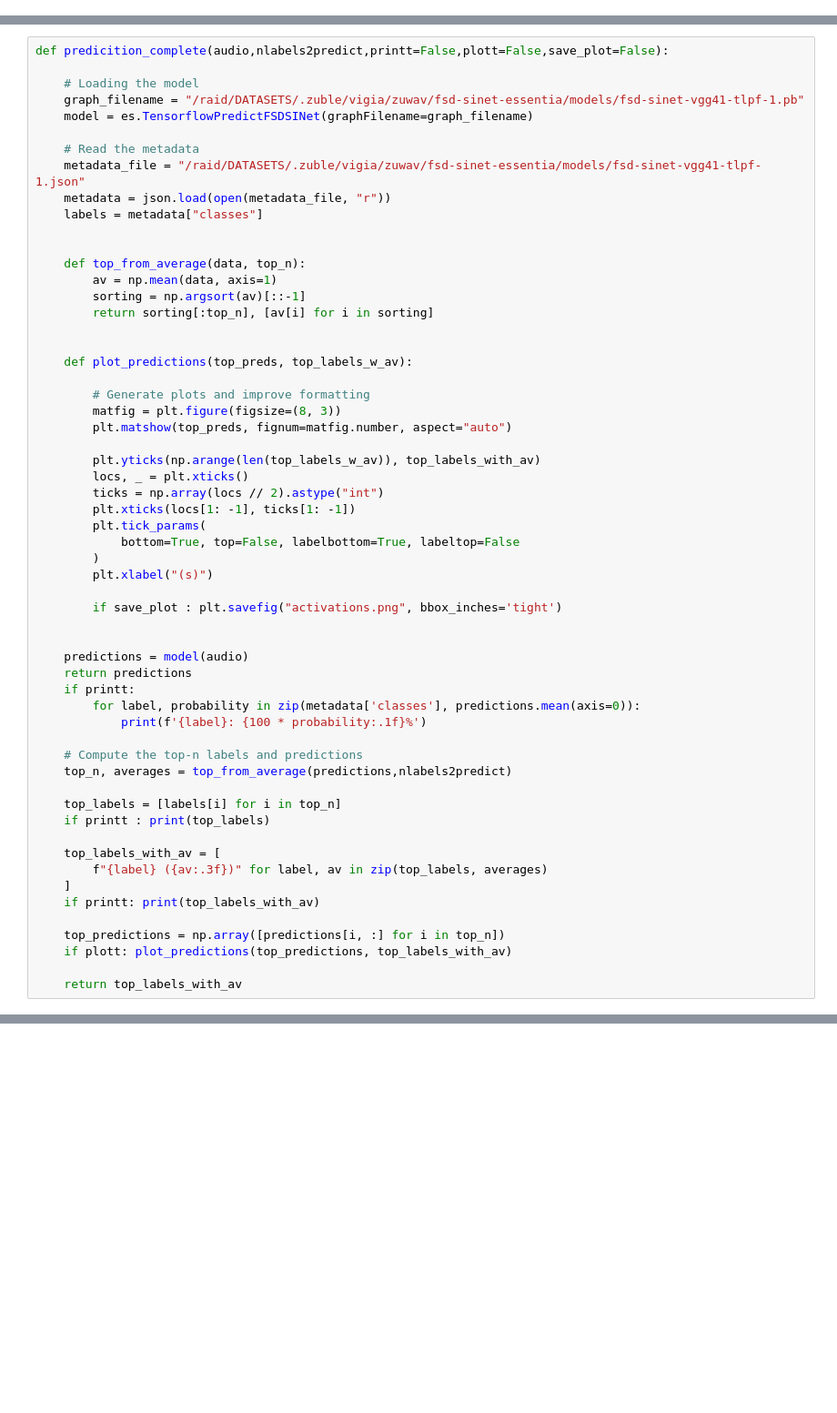
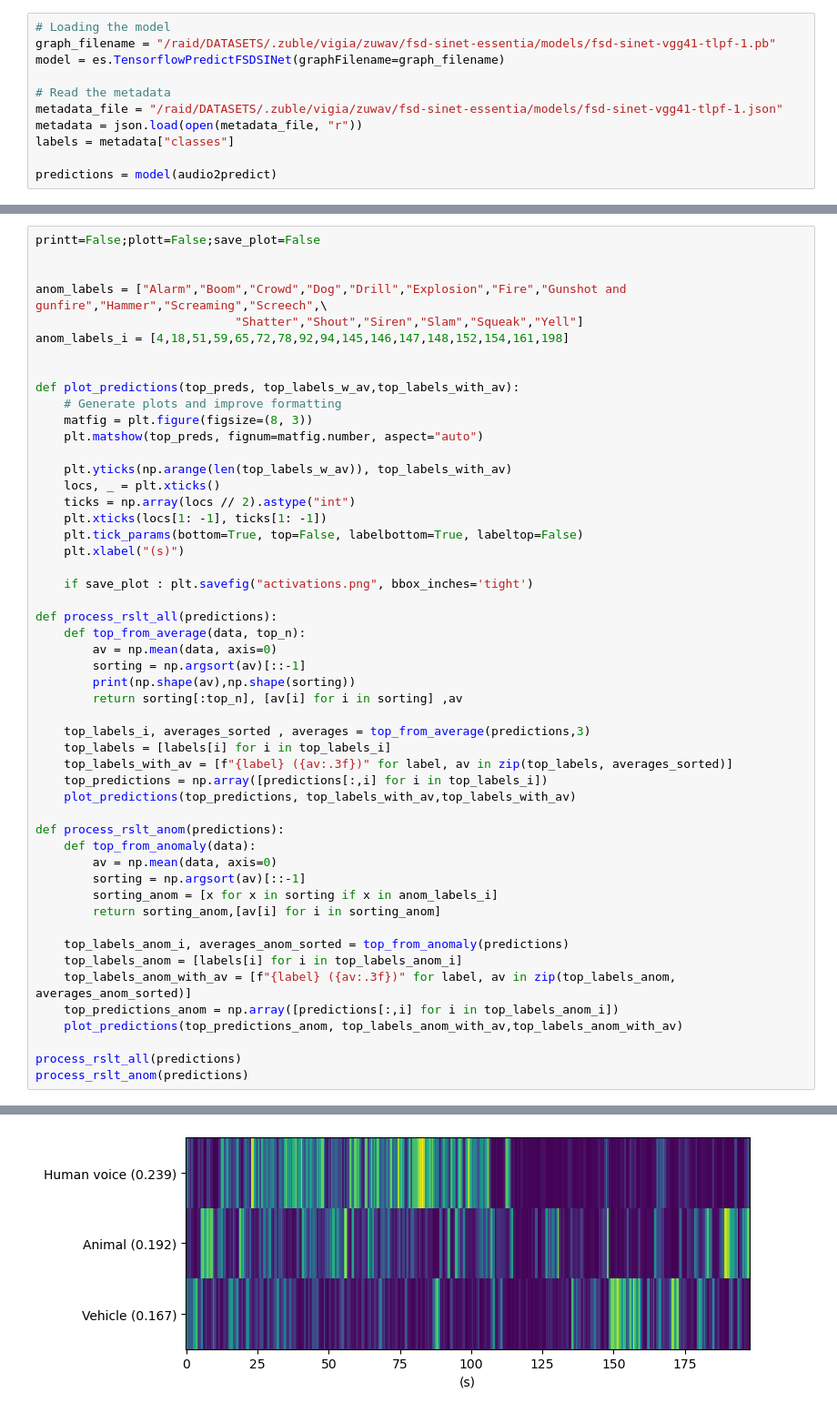
Before and after one commit to zuble/vigia, a Jupyter notebook: zuwav/FSD-SINet copy.ipynb, the cells around one changed output, grey strips where cells are left out. Shown at 91% size. Cells and saved outputs as stored; diff of their text form; blank space fills up the shorter version.

```diff
--- a/zuwav/FSD-SINet copy.ipynb
+++ b/zuwav/FSD-SINet copy.ipynb
@@ -25,0 +46,11 @@ To enable them in other operations, rebuild TensorFlow with the appropriate comp
+# %%
+# Loading the model
+graph_filename = "/raid/DATASETS/.zuble/vigia/zuwav/fsd-sinet-essentia/models/fsd-sinet-vgg41-tlpf-1.pb"
+model = es.TensorflowPredictFSDSINet(graphFilename=graph_filename)
+
+# Read the metadata
+metadata_file = "/raid/DATASETS/.zuble/vigia/zuwav/fsd-sinet-essentia/models/fsd-sinet-vgg41-tlpf-1.json"
+metadata = json.load(open(metadata_file, "r"))
+labels = metadata["classes"]
+
+predictions = model(audio2predict)
@@ -26,58 +60,52 @@ To enable them in other operations, rebuild TensorFlow with the appropriate comp
 # %%
-def predicition_complete(audio,nlabels2predict,printt=False,plott=False,save_plot=False):
-
-    # Loading the model
-    graph_filename = "/raid/DATASETS/.zuble/vigia/zuwav/fsd-sinet-essentia/models/fsd-sinet-vgg41-tlpf-1.pb"
-    model = es.TensorflowPredictFSDSINet(graphFilename=graph_filename)
-
-    # Read the metadata
-    metadata_file = "/raid/DATASETS/.zuble/vigia/zuwav/fsd-sinet-essentia/models/fsd-sinet-vgg41-tlpf-1.json"
-    metadata = json.load(open(metadata_file, "r"))
-    labels = metadata["classes"]
+printt=False;plott=False;save_plot=False
 
 
-    def top_from_average(data, top_n):
-        av = np.mean(data, axis=1)
-        sorting = np.argsort(av)[::-1]
-        return sorting[:top_n], [av[i] for i in sorting]
+anom_labels = ["Alarm","Boom","Crowd","Dog","Drill","Explosion","Fire","Gunshot and gunfire","Hammer","Screaming","Screech",\
+                            "Shatter","Shout","Siren","Slam","Squeak","Yell"]
+anom_labels_i = [4,18,51,59,65,72,78,92,94,145,146,147,148,152,154,161,198]
 
 
-    def plot_predictions(top_preds, top_labels_w_av):
+def plot_predictions(top_preds, top_labels_w_av,top_labels_with_av):
+    # Generate plots and improve formatting
+    matfig = plt.figure(figsize=(8, 3))
+    plt.matshow(top_preds, fignum=matfig.number, aspect="auto")
 
-        # Generate plots and improve formatting
-        matfig = plt.figure(figsize=(8, 3))
-        plt.matshow(top_preds, fignum=matfig.number, aspect="auto")
+    plt.yticks(np.arange(len(top_labels_w_av)), top_labels_with_av)
+    locs, _ = plt.xticks()
+    ticks = np.array(locs // 2).astype("int")
+    plt.xticks(locs[1: -1], ticks[1: -1])
+    plt.tick_params(bottom=True, top=False, labelbottom=True, labeltop=False)
+    plt.xlabel("(s)")
 
-        plt.yticks(np.arange(len(top_labels_w_av)), top_labels_with_av)
-        locs, _ = plt.xticks()
-        ticks = np.array(locs // 2).astype("int")
-        plt.xticks(locs[1: -1], ticks[1: -1])
-        plt.tick_params(
-            bottom=True, top=False, labelbottom=True, labeltop=False
-        )
-        plt.xlabel("(s)")
+    if save_plot : plt.savefig("activations.png", bbox_inches='tight')
 
-        if save_plot : plt.savefig("activations.png", bbox_inches='tight')
+def process_rslt_all(predictions):
+    def top_from_average(data, top_n):
+        av = np.mean(data, axis=0)
+        sorting = np.argsort(av)[::-1]
+        print(np.shape(av),np.shape(sorting))
+        return sorting[:top_n], [av[i] for i in sorting] ,av
 
+    top_labels_i, averages_sorted , averages = top_from_average(predictions,3)
+    top_labels = [labels[i] for i in top_labels_i]
+    top_labels_with_av = [f"{label} ({av:.3f})" for label, av in zip(top_labels, averages_sorted)]
+    top_predictions = np.array([predictions[:,i] for i in top_labels_i])
+    plot_predictions(top_predictions, top_labels_with_av,top_labels_with_av)
 
-    predictions = model(audio)
-    return predictions
-    if printt:
-        for label, probability in zip(metadata['classes'], predictions.mean(axis=0)):
-            print(f'{label}: {100 * probability:.1f}%')
+def process_rslt_anom(predictions):
+    def top_from_anomaly(data):
+        av = np.mean(data, axis=0)
+        sorting = np.argsort(av)[::-1]
+        sorting_anom = [x for x in sorting if x in anom_labels_i]
+        return sorting_anom,[av[i] for i in sorting_anom]
 
-    # Compute the top-n labels and predictions
-    top_n, averages = top_from_average(predictions,nlabels2predict)
+    top_labels_anom_i, averages_anom_sorted = top_from_anomaly(predictions)
+    top_labels_anom = [labels[i] for i in top_labels_anom_i]
+    top_labels_anom_with_av = [f"{label} ({av:.3f})" for label, av in zip(top_labels_anom, averages_anom_sorted)]
+    top_predictions_anom = np.array([predictions[:,i] for i in top_labels_anom_i])
+    plot_predictions(top_predictions_anom, top_labels_anom_with_av,top_labels_anom_with_av)
 
-    top_labels = [labels[i] for i in top_n]
-    if printt : print(top_labels)
-
-    top_labels_with_av = [
-        f"{label} ({av:.3f})" for label, av in zip(top_labels, averages)
-    ]
-    if printt: print(top_labels_with_av)
-
-    top_predictions = np.array([predictions[i, :] for i in top_n])
-    if plott: plot_predictions(top_predictions, top_labels_with_av)
-
-    return top_labels_with_av
+process_rslt_all(predictions)
+process_rslt_anom(predictions)
+# %% [output]
@@ -83,0 +113 @@ def predicition_complete(audio,nlabels2predict,printt=False,plott=False,save_plo
+[figure, added]
```
Also changed, not shown: parts of 9 cells of this notebook, 6 other files.
